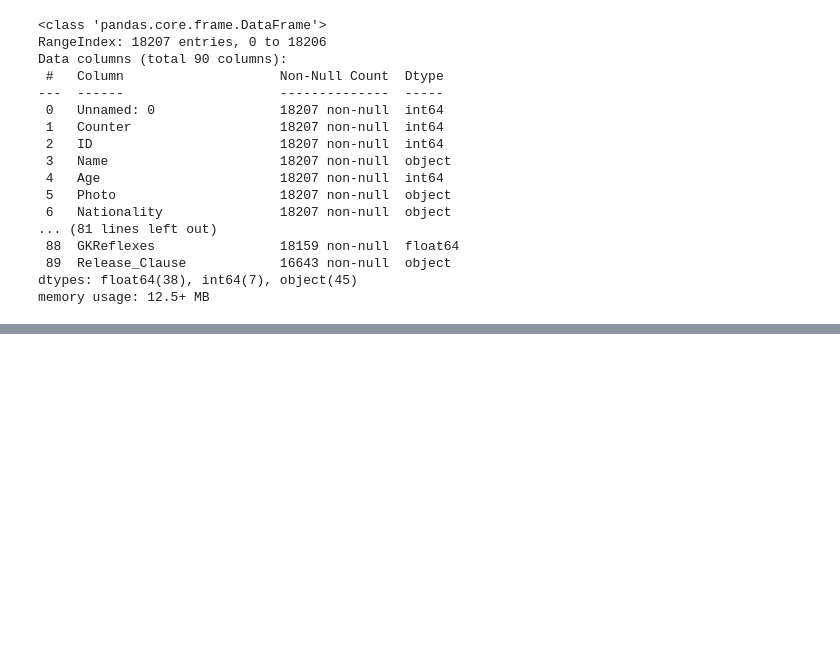
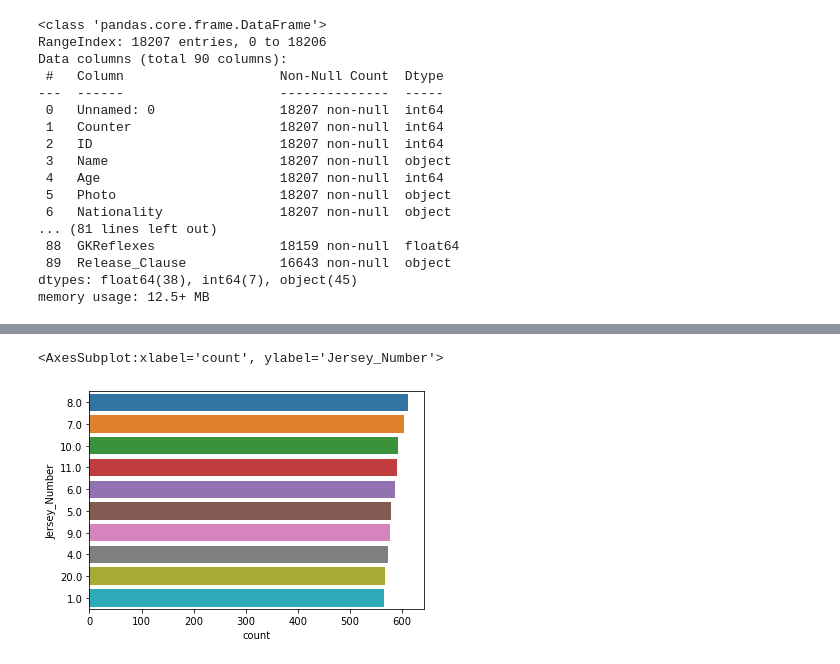
Before and after one commit to liviameinhardt/Analise_dados_trabalho_final, a Jupyter notebook: Base de dados, conexões e limpeza/db_cleaning_fifa.ipynb, the cells around one changed output, grey strips where cells are left out. Drawn from its saved outputs; the diff is of its cells as text; code cells hidden in the pictures; blank space fills up the shorter version.

```diff
--- a/Base de dados, conexões e limpeza/db_cleaning_fifa.ipynb
+++ b/Base de dados, conexões e limpeza/db_cleaning_fifa.ipynb
@@ -35,0 +58,5 @@ pd.set_option("max_columns", 20)
+# %%
+sns.countplot(data=df,y="Jersey_Number", order = df.Jersey_Number.value_counts().iloc[:10].index)
+# %% [output]
+<AxesSubplot:xlabel='count', ylabel='Jersey_Number'>
+[figure, added]
```
Also changed, not shown: parts of 11 cells of this notebook, 1 other file.
